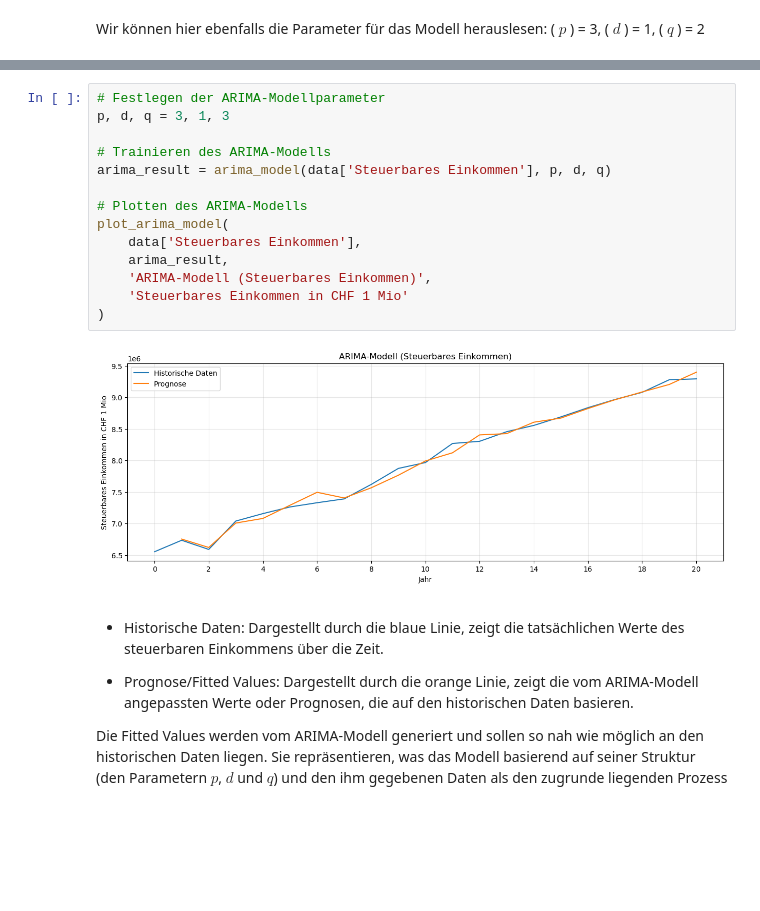
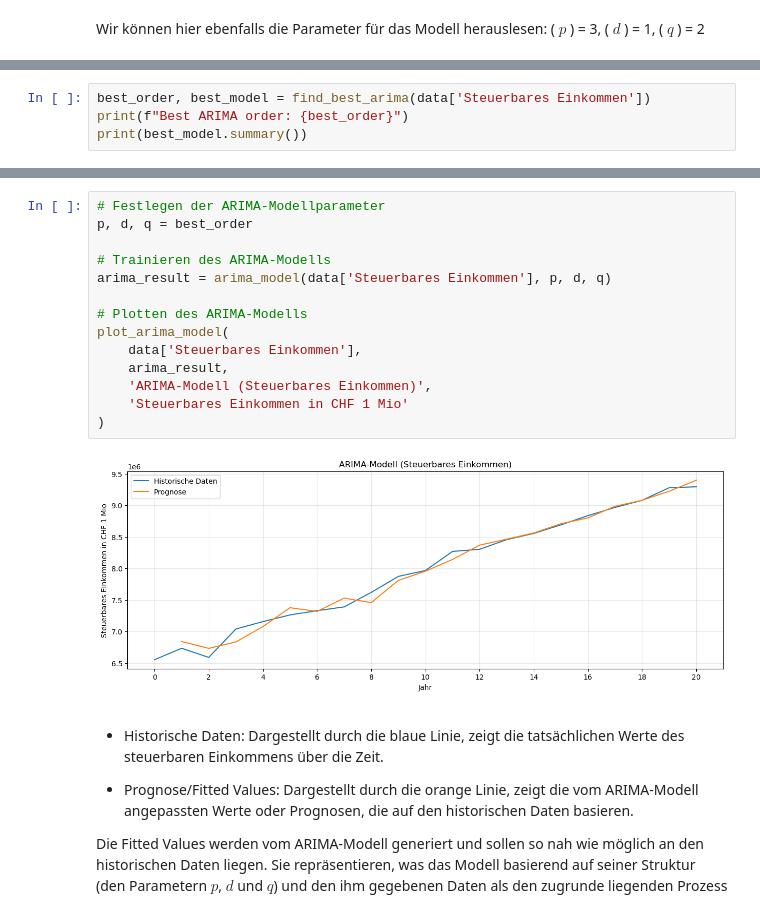
Before and after one commit to alexschillingfhnw/spz-omc, a Jupyter notebook: Notebooks/frage_1.ipynb, the cells around one changed output, grey strips where cells are left out. Cells and saved outputs as stored; diff of their text form; blank space fills up the shorter version.

Commit message:
rename file and add best parameter finder

```diff
--- a/Notebooks/file_1.ipynb
+++ b/Notebooks/frage_1.ipynb
@@ -216,0 +222,4 @@ Wir können hier ebenfalls die Parameter für das Modell herauslesen: \( $p$ \)
+# %%
+best_order, best_model = find_best_arima(data['Steuerbares Einkommen'])
+print(f"Best ARIMA order: {best_order}")
+print(best_model.summary())
@@ -217,19 +244,19 @@ Wir können hier ebenfalls die Parameter für das Modell herauslesen: \( $p$ \)
 # %%
 # Festlegen der ARIMA-Modellparameter
-p, d, q = 3, 1, 3
+p, d, q = best_order
 
 # Trainieren des ARIMA-Modells
 arima_result = arima_model(data['Steuerbares Einkommen'], p, d, q)
 
 # Plotten des ARIMA-Modells
 plot_arima_model(
     data['Steuerbares Einkommen'],
     arima_result,
     'ARIMA-Modell (Steuerbares Einkommen)',
     'Steuerbares Einkommen in CHF 1 Mio'
 )
 # %% [output]
-[figure, old version]
+[figure, new version]
 # %% [markdown]
 - Historische Daten: Dargestellt durch die blaue Linie, zeigt die tatsächlichen Werte des steuerbaren Einkommens über die Zeit.
 
```
Also changed, not shown: parts of 14 cells of this notebook.
